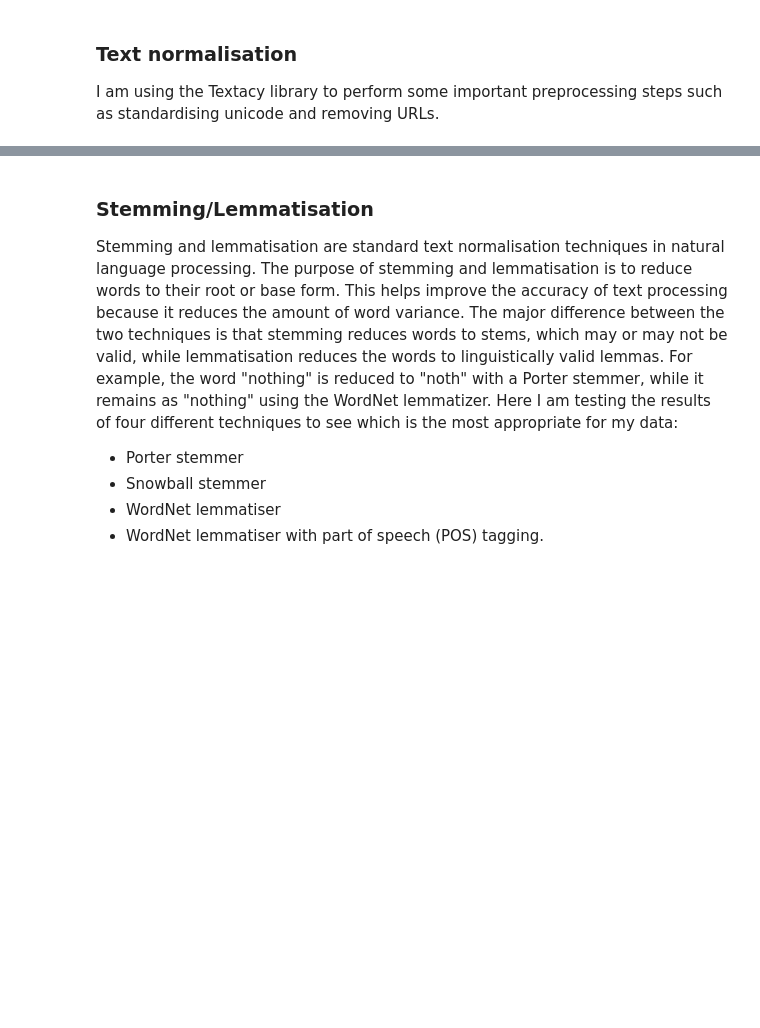
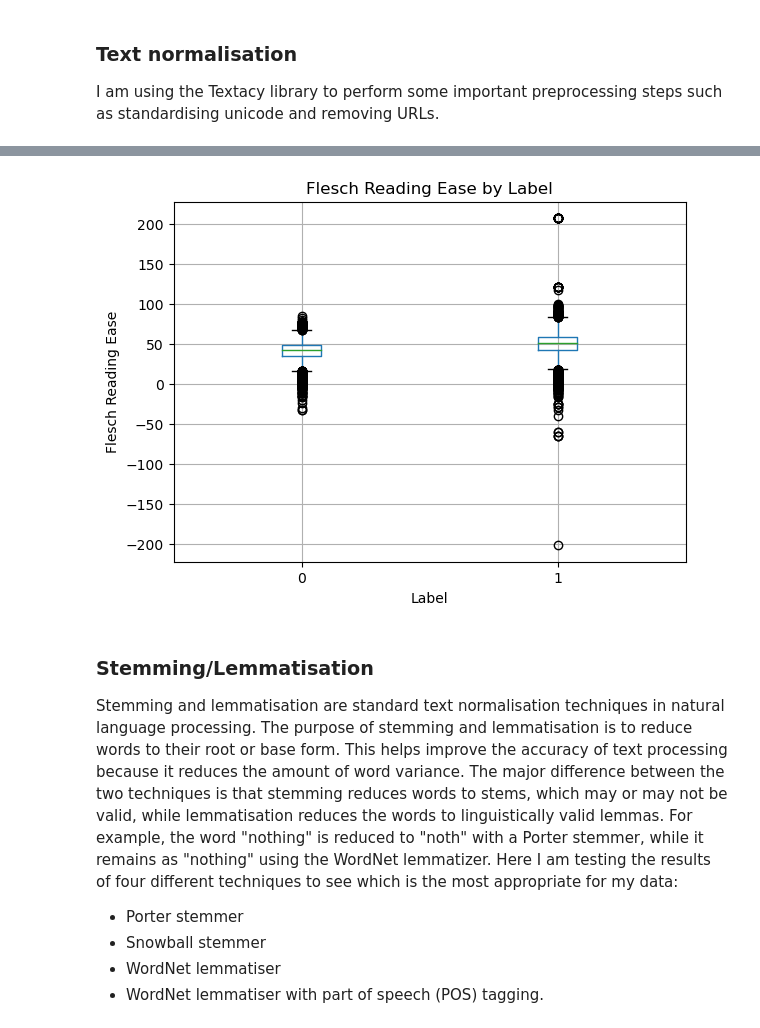
Before and after one commit to nuttymakes/TruthLens, a Jupyter notebook: Data/TruthLens Data Cleaning.ipynb, the cells around one changed output, grey strips where cells are left out. Cells and saved outputs as stored; diff of their text form; code cells hidden in the pictures; blank space fills up the shorter version.

```diff
--- a/Data/TruthLens Data Cleaning.ipynb
+++ b/Data/TruthLens Data Cleaning.ipynb
@@ -209,3 +213,16 @@ Basic clean: 162.2368 seconds
+# %%
+df['word_count'] = df['content'].apply(lambda x: len(x.split()))
+df['sentence_count'] = df['content'].apply(lambda x: (textstat.sentence_count(x)))
+df['flesch_reading_ease'] = df['content'].apply(lambda x: textstat.flesch_reading_ease(x))
+# %%
+df.boxplot(column='flesch_reading_ease', by='label')
+plt.xlabel('Label')
+plt.ylabel('Flesch Reading Ease')
+plt.title('Flesch Reading Ease by Label')
+plt.suptitle('')
+plt.show()
+# %% [output]
+[figure, added]
 # %% [markdown]
 ### Stemming/Lemmatisation
 Stemming and lemmatisation are standard text normalisation techniques in natural language processing. The purpose of stemming and lemmatisation is to reduce words to their root or base form. This helps improve the accuracy of text processing because it reduces the amount of word variance. The major difference between the two techniques is that stemming reduces words to stems, which may or may not be valid, while lemmatisation reduces the words to linguistically valid lemmas. For example, the word "nothing" is reduced to "noth" with a Porter stemmer, while it remains as "nothing" using the WordNet lemmatizer. Here I am testing the results of four different techniques to see which is the most appropriate for my data:
```
Also changed, not shown: parts of 9 cells of this notebook, 2 other files.
